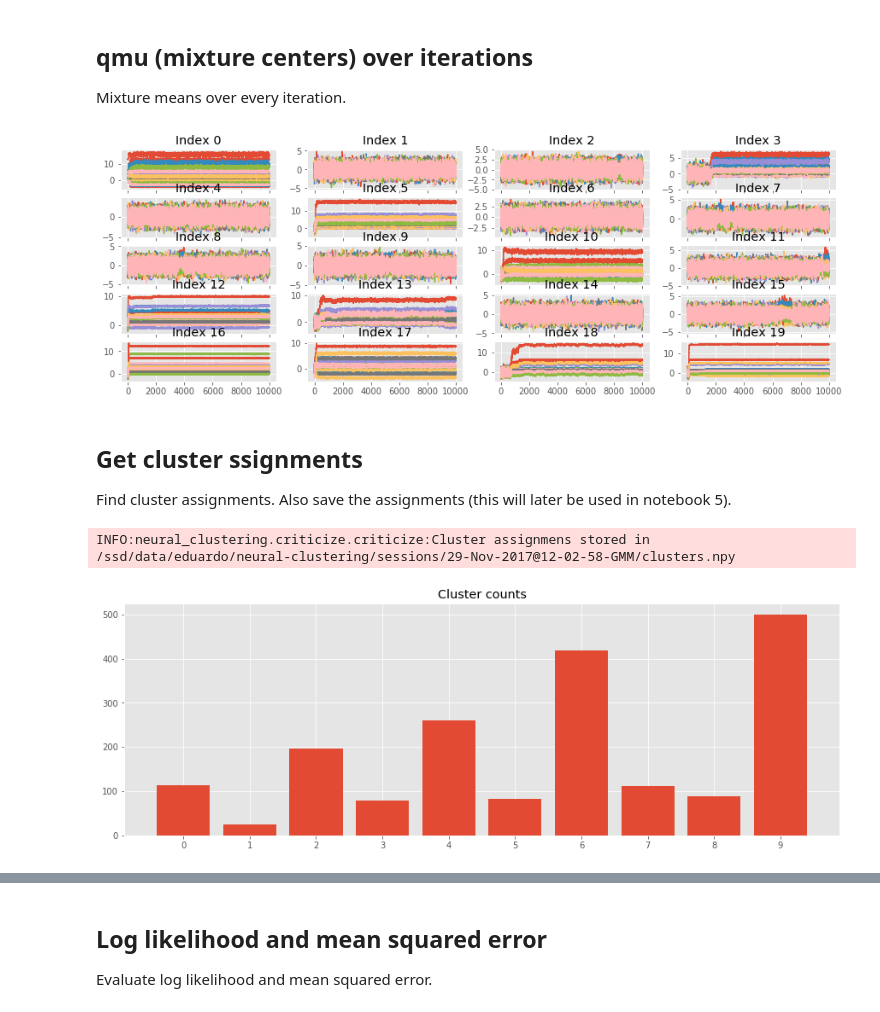
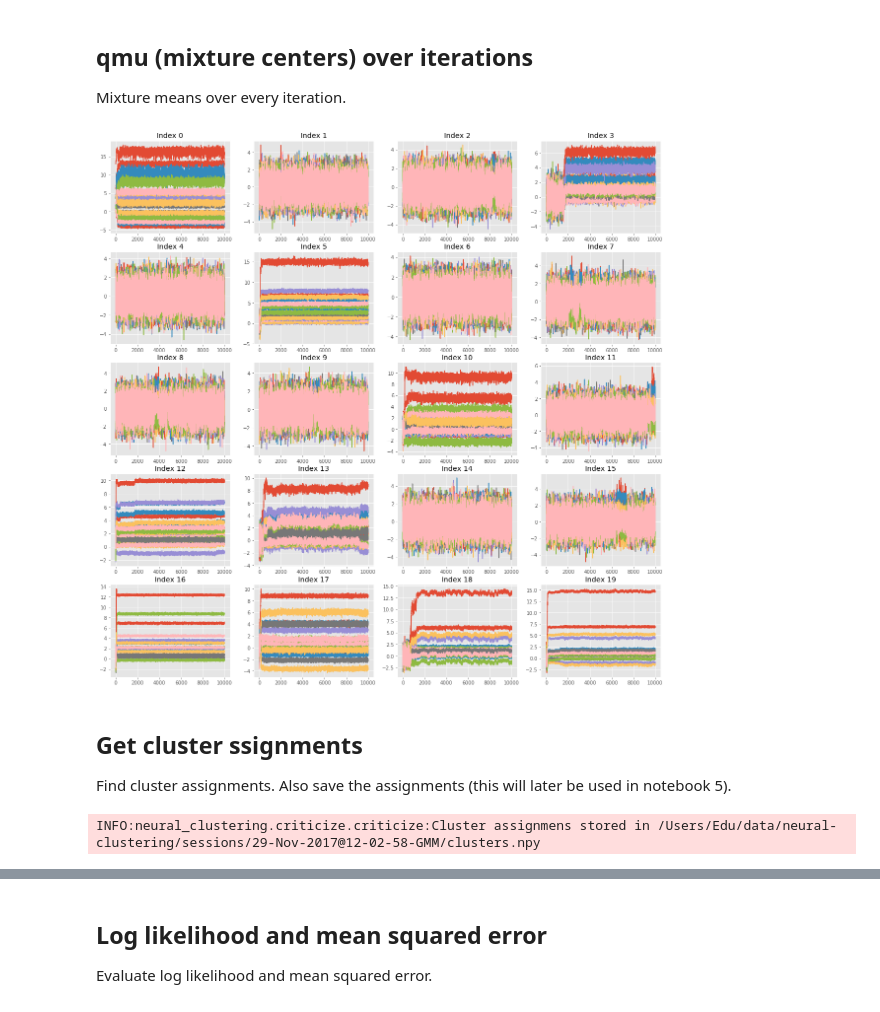
Before and after one commit to edublancas/neural-clustering, a Jupyter notebook: notebooks/4-1-model-criticism-GMM.ipynb, the cells around one changed output, grey strips where cells are left out. Cells and saved outputs as stored; diff of their text form; code cells hidden in the pictures.

```diff
--- a/notebooks/4-1-model-criticism-GMM.ipynb
+++ b/notebooks/4-1-model-criticism-GMM.ipynb
@@ -7,7 +7,7 @@ Checking for convergence (GMM is trained using Gibbs), cluster sizes and Edward'
 # %% [markdown]
 ## Experiment to evaluate
 # %%
-EXPERIMENT_NAME = '30-Nov-2017@00-20-20-GMM'
+EXPERIMENT_NAME = '29-Nov-2017@12-02-58-GMM'
 # %%
 %load_ext autoreload
 %autoreload 2
@@ -26,7 +28,7 @@ from neural_clustering.criticize import (plot, restore,
 from neural_clustering import config
 # %%
 plt.style.use('ggplot')
-plt.rcParams['figure.figsize'] = (15, 5)
+plt.rcParams['figure.figsize'] = (20, 20)
 
 logging.basicConfig(level=logging.INFO)
 # %%
@@ -57,9 +61,9 @@ plot.params_over_iterations(exp['qpi'], axis=1)
 
 Mixture means over every iteration.
 # %%
-plot.params_over_iterations(exp['qmu'], axis=1)
+plot.params_over_iterations(exp['qmu'], axis=1, sharex=False)
 # %% [output]
-[figure, old version]
+[figure, new version]
 # %% [markdown]
 ## Get cluster ssignments
 
@@ -67,8 +71,4 @@ Find cluster assignments. Also save the assignments (this will later be used in
 # %%
 clusters = store_cluster_assignments(cfg, exp['x_train'], exp['qmu'], exp['params'])
 # %% [output]
-INFO:neural_clustering.criticize.criticize:Cluster assignmens stored in /ssd/data/eduardo/neural-clustering/sessions/29-Nov-2017@12-02-58-GMM/clusters.npy
+INFO:neural_clustering.criticize.criticize:Cluster assignmens stored in /Users/Edu/data/neural-clustering/sessions/29-Nov-2017@12-02-58-GMM/clusters.npy
-# %%
-plot.cluster_counts(clusters)
-# %% [output]
-[figure, removed]
```
Also changed, not shown: parts of 11 cells of this notebook, 4 other files.
